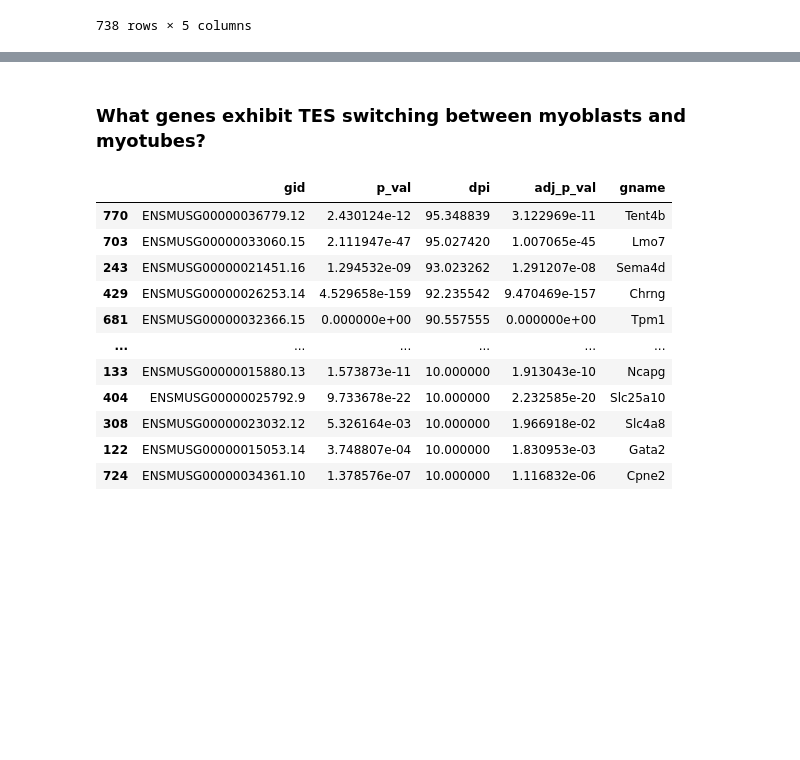
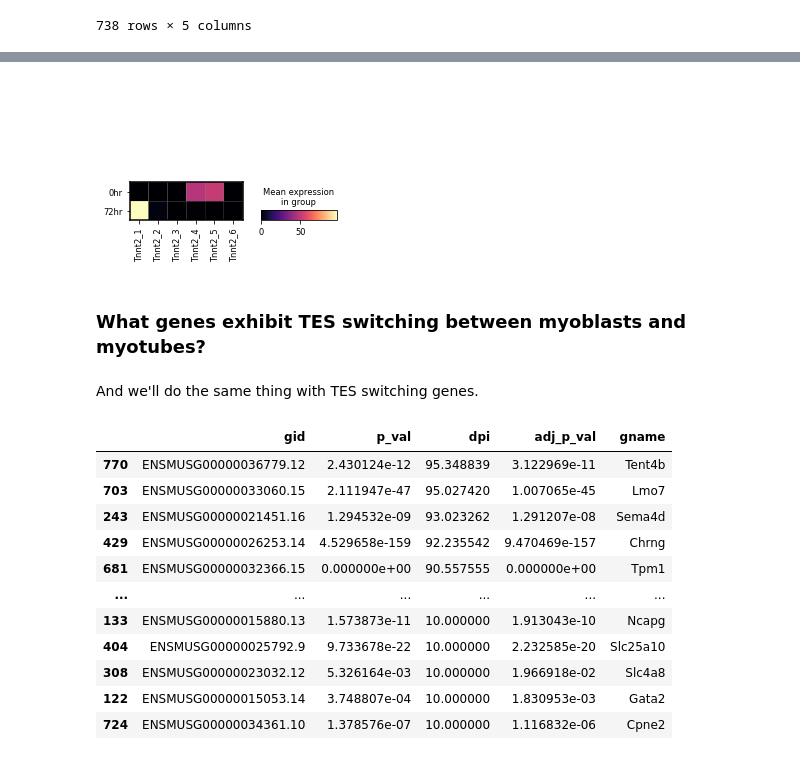
Before and after one commit to fairliereese/210830_ucd_workshop, a Jupyter notebook: swan.ipynb, the cells around one changed output, grey strips where cells are left out. Cells and saved outputs as stored; diff of their text form; code cells hidden in the pictures; blank space fills up the shorter version.

```diff
--- a/swan.ipynb
+++ b/swan.ipynb
@@ -833,8 +840,15 @@ Saving transcript path graph for TALONT000394956 as figures/tnnt2_browser_TALONT
 Saving transcript path graph for TALONT000394970 as figures/tnnt2_browser_TALONT000394970_path.png
 Saving transcript path graph for TALONT000394838 as figures/tnnt2_browser_TALONT000394838_path.png
 Generating report for ENSMUSG00000026414.13
+# %%
+var_names = sg.tss_adata.var.loc[sg.tss_adata.var.gname == 'Tnnt2', 'tss_name'].tolist()
+sc.pl.matrixplot(sg.tss_adata, var_names, gene_symbols='tss_name', groupby='time_point', layer='pi', cmap='magma')
+# %% [output]
+[figure, added]
 # %% [markdown]
 ### What genes exhibit TES switching between myoblasts and myotubes?
+# %% [markdown]
+And we'll do the same thing with TES switching genes.
 # %%
 tes_genes = sg.get_die_genes(kind='tes', obs_col=obs_col,
                         obs_conditions=obs_conditions,
```
Also changed, not shown: parts of 22 cells of this notebook.
